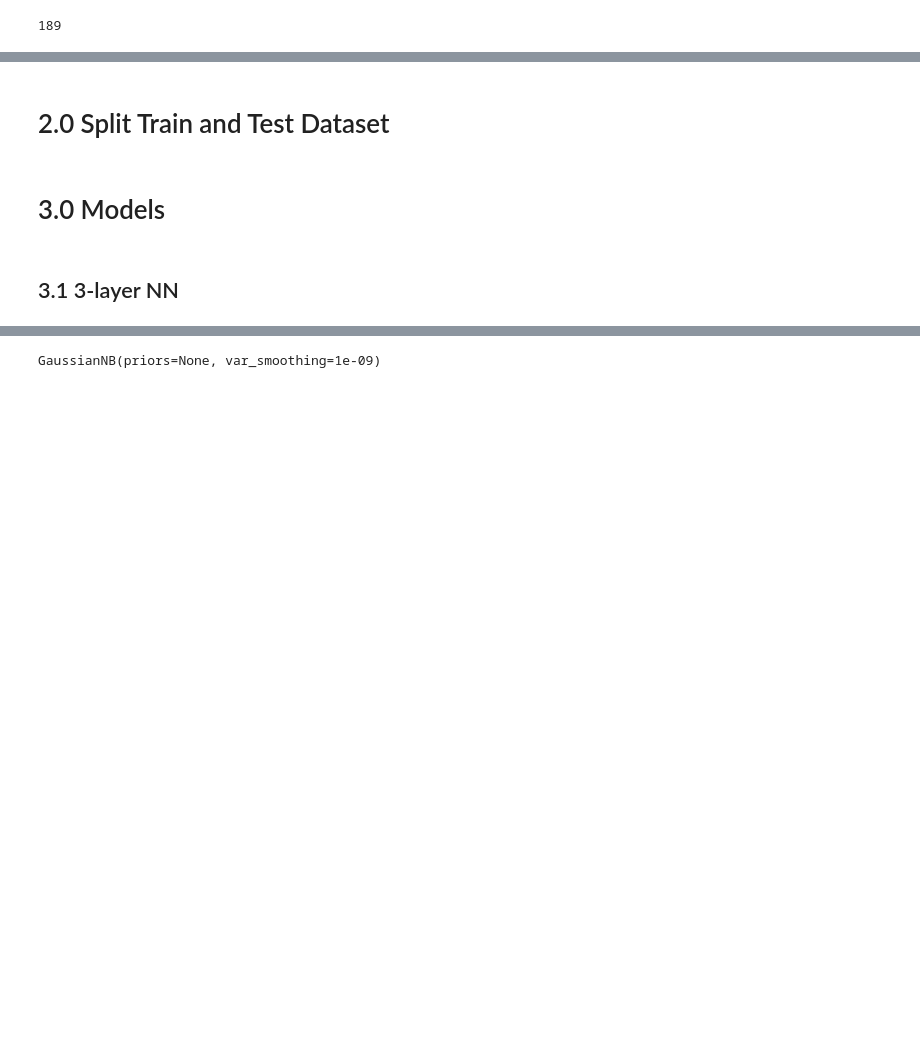
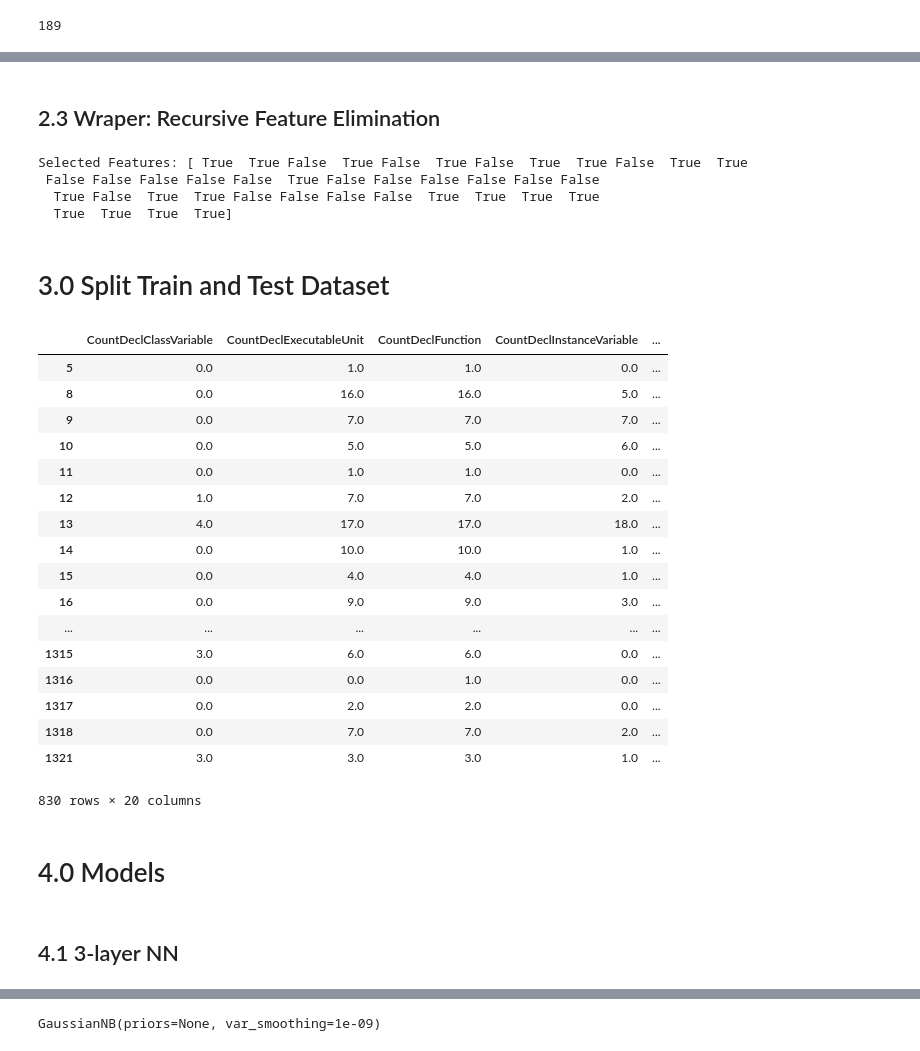
Before and after one commit to sweetPotato19/Bug_Predict, a Jupyter notebook: 762_project.ipynb, the cells around one changed output, grey strips where cells are left out. Saved outputs shown, nothing was run; the diff lists cells and outputs as text; code cells hidden in the pictures; blank space fills up the shorter version.

```diff
--- a/762_project.ipynb
+++ b/762_project.ipynb
@@ -73,4 +144,46 @@ df.to_csv( name + '_preprocessed.csv')
+# %% [markdown]
+## 2.3 Wraper: Recursive Feature Elimination
+# %%
+inputfeatures = len(df.columns) - 1
+X = df.iloc[:,1:inputfeatures]
+Y = df.iloc[:, inputfeatures:]
+
+# feature extraction
+model = LogisticRegression(solver='lbfgs')
+rfe = RFE(model, 20)
+fit = rfe.fit(X, Y)
+columns = fit.support_
+
+print("Selected Features: %s" % fit.support_)
+# %% [output]
+Selected Features: [ True  True False  True False  True False  True  True False  True  True
+ False False False False False  True False False False False False False
+  True False  True  True False False False False  True  True  True  True
+  True  True  True  True]
 # %% [markdown]
-# 2.0 Split Train and Test Dataset
+# 3.0 Split Train and Test Dataset
+# %%
+c = pd.Series(columns)
+inputdf = df.iloc[:, c.values]
+inputdf
+# %% [output]
+|  | CountDeclClassVariable | CountDeclExecutableUnit | CountDeclFunction | CountDeclInstanceVariable | ... |
+| 5 | 0.0 | 1.0 | 1.0 | 0.0 | ... |
+| 8 | 0.0 | 16.0 | 16.0 | 5.0 | ... |
+| 9 | 0.0 | 7.0 | 7.0 | 7.0 | ... |
+| 10 | 0.0 | 5.0 | 5.0 | 6.0 | ... |
+| 11 | 0.0 | 1.0 | 1.0 | 0.0 | ... |
+| 12 | 1.0 | 7.0 | 7.0 | 2.0 | ... |
+| 13 | 4.0 | 17.0 | 17.0 | 18.0 | ... |
+| 14 | 0.0 | 10.0 | 10.0 | 1.0 | ... |
+| 15 | 0.0 | 4.0 | 4.0 | 1.0 | ... |
+| 16 | 0.0 | 9.0 | 9.0 | 3.0 | ... |
+| ... | ... | ... | ... | ... | ... |
+| 1315 | 3.0 | 6.0 | 6.0 | 0.0 | ... |
+| 1316 | 0.0 | 0.0 | 1.0 | 0.0 | ... |
+| 1317 | 0.0 | 2.0 | 2.0 | 0.0 | ... |
+| 1318 | 0.0 | 7.0 | 7.0 | 2.0 | ... |
+| 1321 | 3.0 | 3.0 | 3.0 | 1.0 | ... |
+830 rows × 20 columns
 # %%
 inputfeatures = len(df.columns) - 1
@@ -79,9 +192,9 @@ outputdf = df.iloc[:, inputfeatures:]
 # %%
 X_train, X_test, y_train, y_test = train_test_split(inputdf, outputdf, test_size=0.20, random_state=1)
 # %% [markdown]
-# 3.0 Models
+# 4.0 Models
 # %% [markdown]
-## 3.1 3-layer NN
+## 4.1 3-layer NN
 # %%
 model = Sequential()
 model.add(Dense(350, activation = 'sigmoid', input_dim = inputdf.shape[1]))
```
Also changed, not shown: parts of 15 cells of this notebook.
